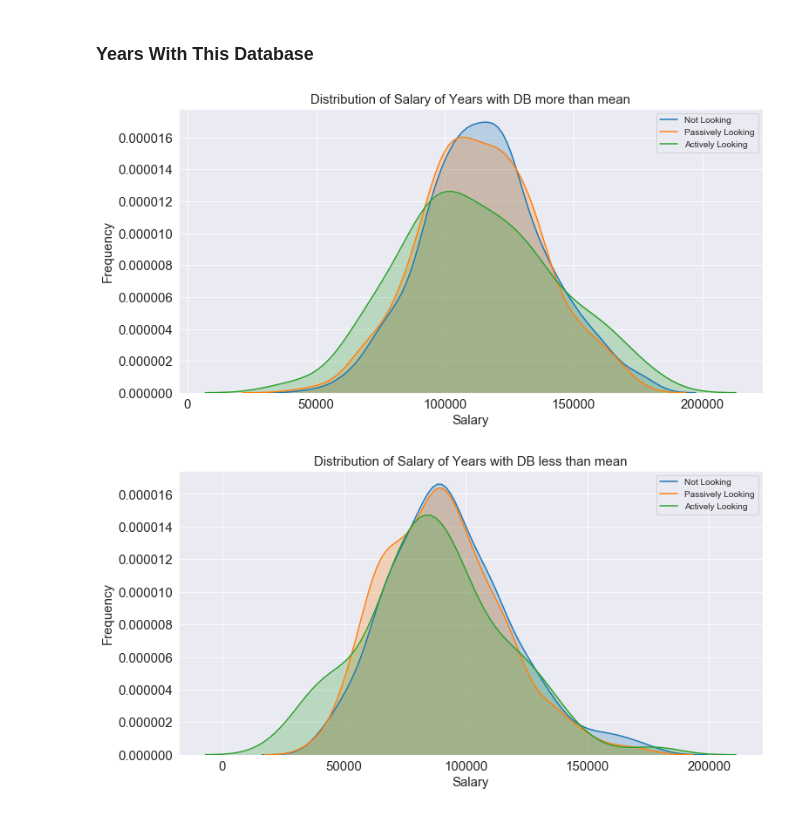
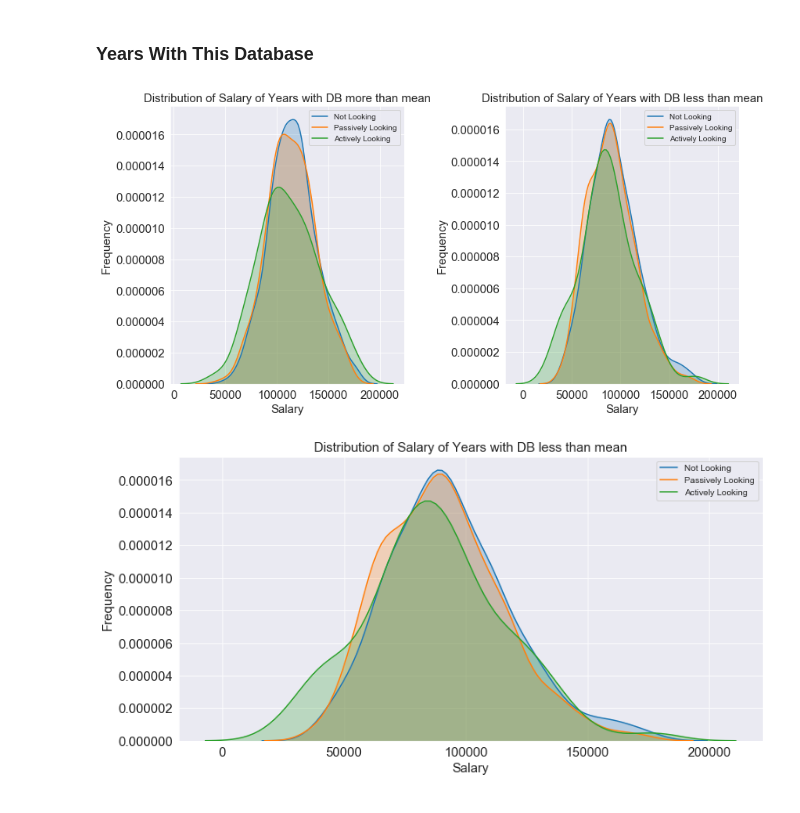
Before and after one commit to unit-00/data-professionals, a Jupyter notebook: salary_analysis.ipynb, the cells around one changed output. Saved outputs shown, nothing was run; the diff lists cells and outputs as text; code cells hidden in the pictures.

Commit message:
Set up images for readme

```diff
--- a/salary_analysis.ipynb
+++ b/salary_analysis.ipynb
@@ -292,11 +301,18 @@ nl_yrdb_l = nl_salary_adj[(nl_cleaned['YearsWithThisDatabase'] < mean_yrdb)]
 pl_yrdb_l = pl_salary_adj[(pl_cleaned['YearsWithThisDatabase'] < mean_yrdb)]
 al_yrdb_l = al_salary_adj[(al_cleaned['YearsWithThisDatabase'] < mean_yrdb)]
 # %%
-fig, ax = plt.subplots(figsize=(12, 6))
-plot_kde(ax, nl_yrdb_g, pl_yrdb_g, al_yrdb_g, xlabel='Salary', ylabel='Frequency',
-             title=f'Distribution of Salary of Years with DB more than mean')
+fig, axs = plt.subplots(1, 2, figsize=(12, 6))
+
+
+(plot_kde(axs[0], nl_yrdb_g, pl_yrdb_g, al_yrdb_g, xlabel='Salary', ylabel='Frequency',
+             title=f'Distribution of Salary of Years with DB more than mean'))
+
+(plot_kde(axs[1], nl_yrdb_l, pl_yrdb_l, al_yrdb_l, xlabel='Salary', ylabel='Frequency',
+             title=f'Distribution of Salary of Years with DB less than mean'))
+
+fig.tight_layout()
 # %% [output]
-[figure, old version]
+[figure, new version]
 # %%
 fig, ax = plt.subplots(figsize=(12, 6))
 plot_kde(ax, nl_yrdb_l, pl_yrdb_l, al_yrdb_l, xlabel='Salary', ylabel='Frequency',
```
Also changed, not shown: parts of 14 cells of this notebook, 10 other files.
